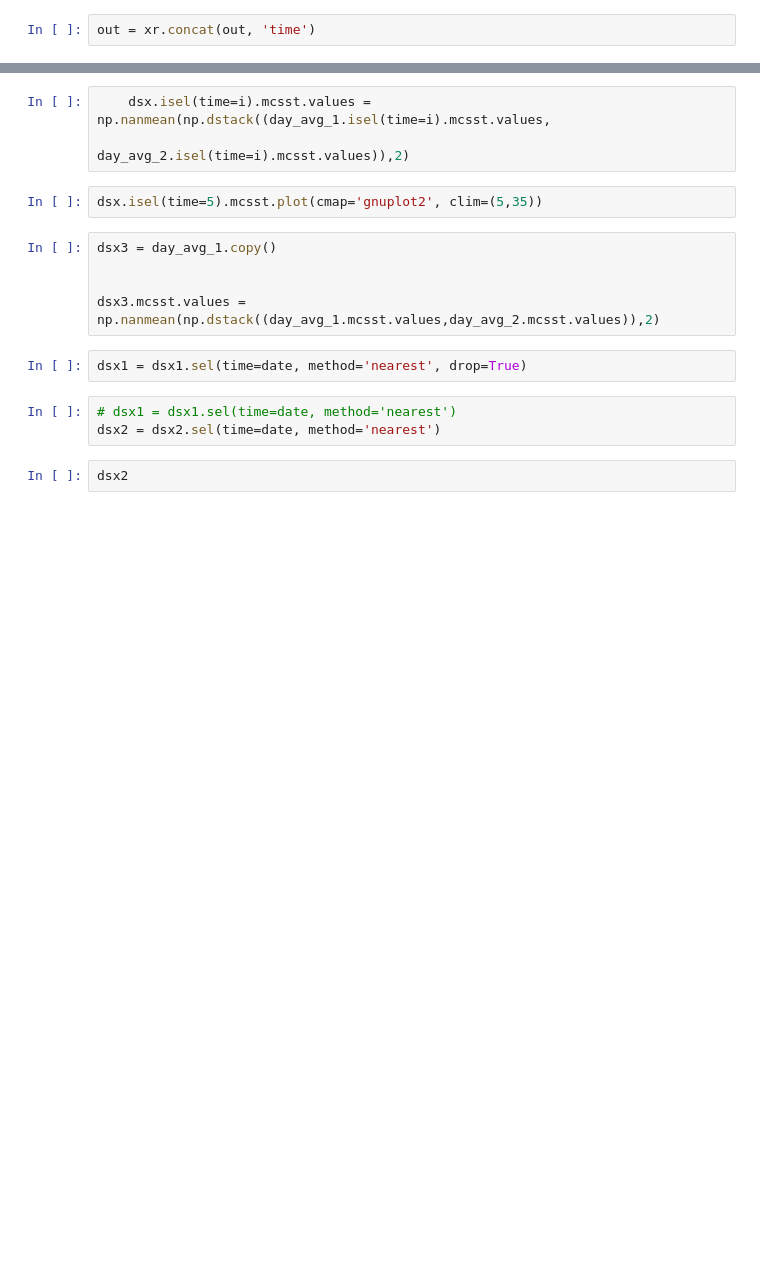
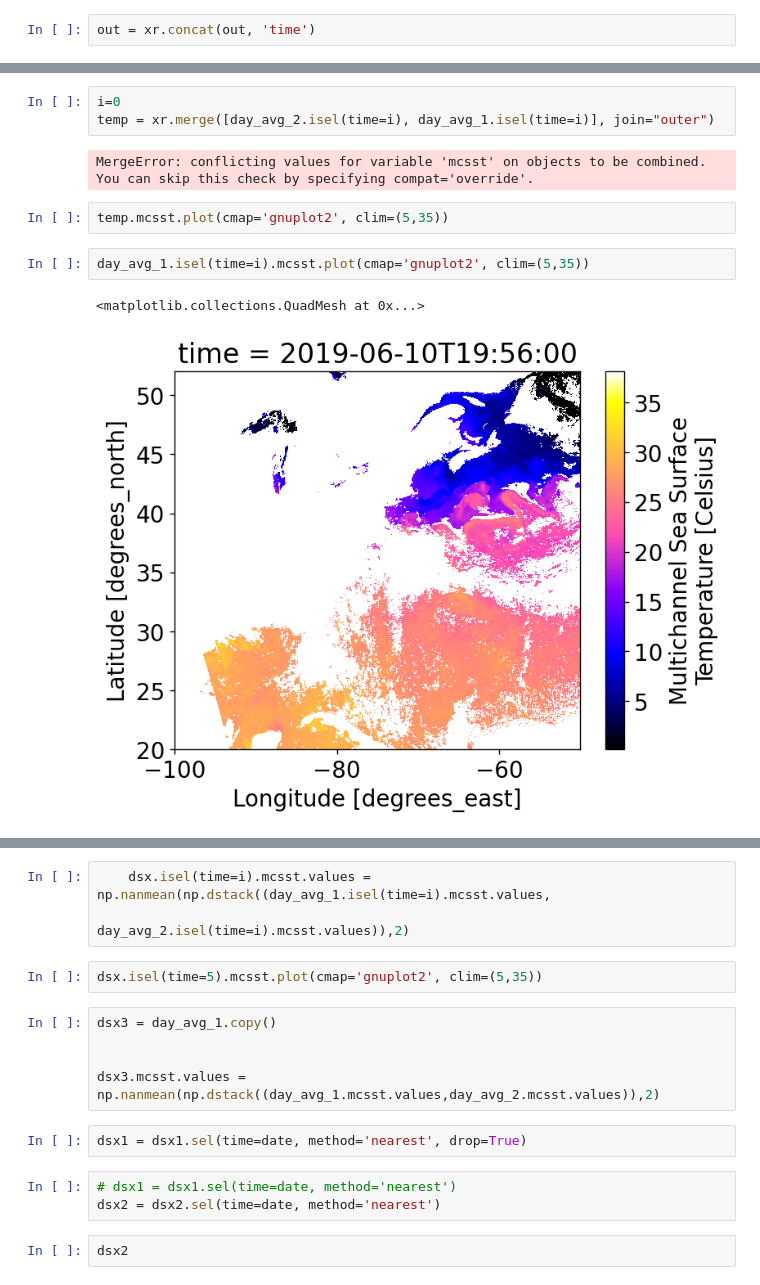
Before and after one commit to Gilaverbuch/py_sst, a Jupyter notebook: SST.ipynb, the cells around one changed output, grey strips where cells are left out. Drawn from its saved outputs; the diff is of its cells as text; blank space fills up the shorter version.

```diff
--- a/SST.ipynb
+++ b/SST.ipynb
@@ -79,0 +171,12 @@ out.isel(time=6).mcsst.plot(cmap='gnuplot2', clim=(5,35))
+# %%
+i=0
+temp = xr.merge([day_avg_2.isel(time=i), day_avg_1.isel(time=i)], join="outer")
+# %% [output]
+MergeError: conflicting values for variable 'mcsst' on objects to be combined. You can skip this check by specifying compat='override'.
+# %%
+temp.mcsst.plot(cmap='gnuplot2', clim=(5,35))
+# %%
+day_avg_1.isel(time=i).mcsst.plot(cmap='gnuplot2', clim=(5,35))
+# %% [output]
+<matplotlib.collections.QuadMesh at 0x...>
+[figure, added]
```
Also changed, not shown: parts of 14 cells of this notebook.
